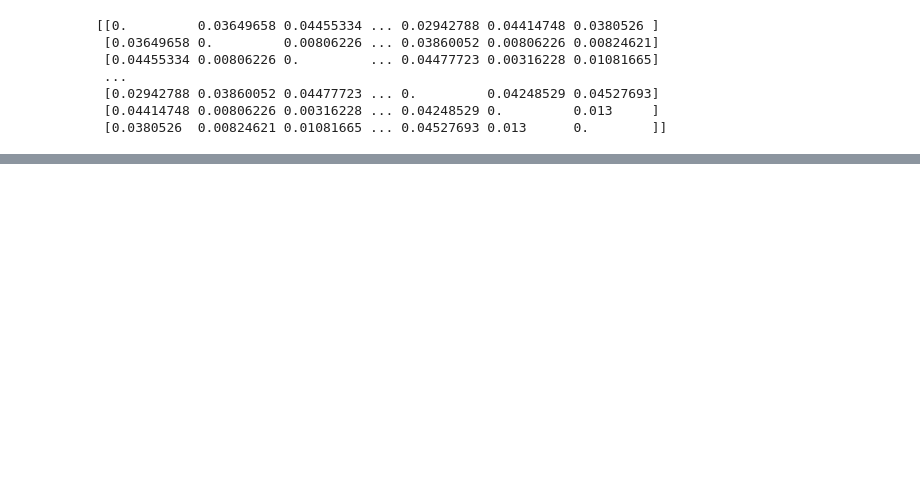
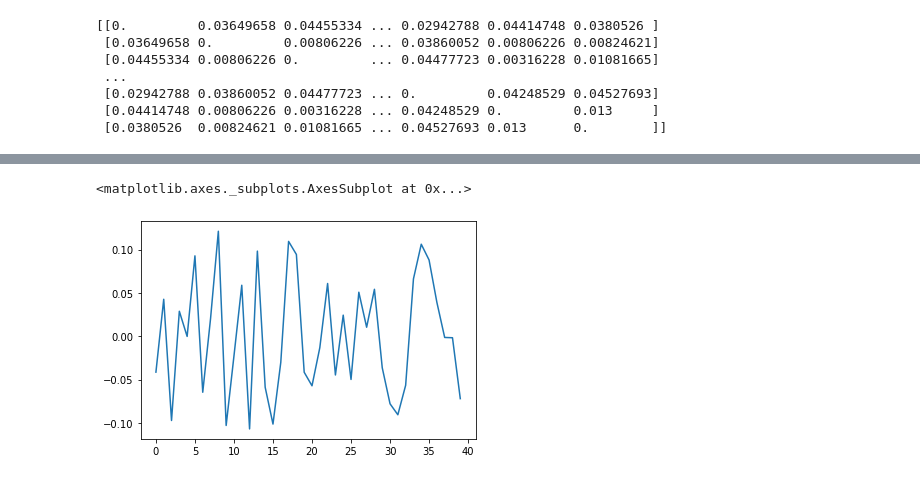
Before and after one commit to JuanSebH2/Computaci-nEstadistica_TrabajoPython, a Jupyter notebook: Proyecto_Python.ipynb, the cells around one changed output, grey strips where cells are left out. Cells and saved outputs as stored; diff of their text form; code cells hidden in the pictures; blank space fills up the shorter version.

```diff
--- a/Proyecto_Python.ipynb
+++ b/Proyecto_Python.ipynb
@@ -587,2 +595,6 @@ Residual   0.175442  36.0       NaN       NaN
 # %%
 #Punto 27
+mod.resid.plot()
+# %% [output]
+<matplotlib.axes._subplots.AxesSubplot at 0x...>
+[figure, added]
```
Also changed, not shown: parts of 27 cells of this notebook.
